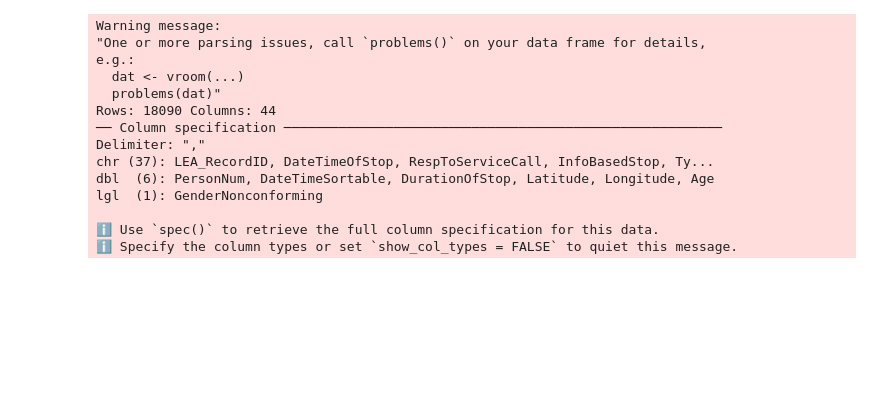
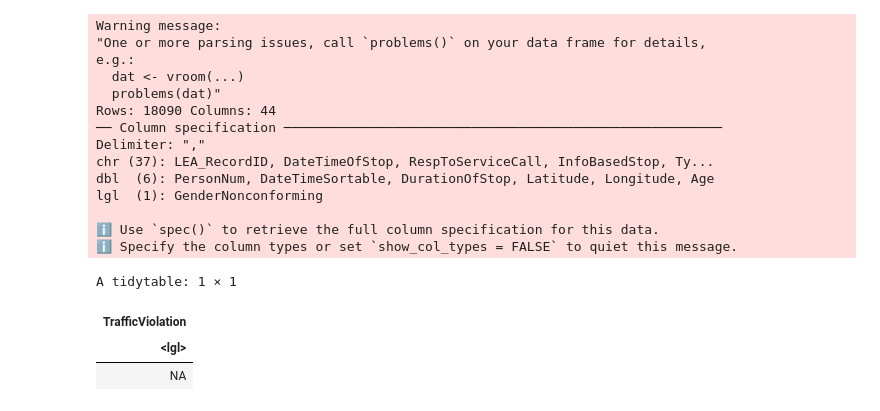
Before and after one commit to UCB-stat159-f26/final-project-team-27, a Jupyter notebook: scripts/stop_data_processing.ipynb, the cells around one changed output. Saved outputs shown, nothing was run; the diff lists cells and outputs as text; code cells hidden in the pictures; blank space fills up the shorter version.

```diff
--- a/scripts/stop_data_processing.ipynb
+++ b/scripts/stop_data_processing.ipynb
@@ -76,3 +46,14 @@ lgl  (1): GenderNonconforming
 
 ℹ Use `spec()` to retrieve the full column specification for this data.
 ℹ Specify the column types or set `show_col_types = FALSE` to quiet this message.
+# %%
+df_new |>
+#   mutate(StopDate = mdy(StopDate)) |>
+#   summarise(min_date = min(StopDate), max_date = max(StopDate))
+  distinct(TrafficViolation)
+#   # filter(is.na(Longitude)) # because these are so few we could just exclude from the analysis for ease of analysis
+# %% [output]
+A tidytable: 1 × 1
+| TrafficViolation |
+| <lgl> |
+| NA |
```
Also changed, not shown: parts of 11 cells of this notebook, 1 other file.
